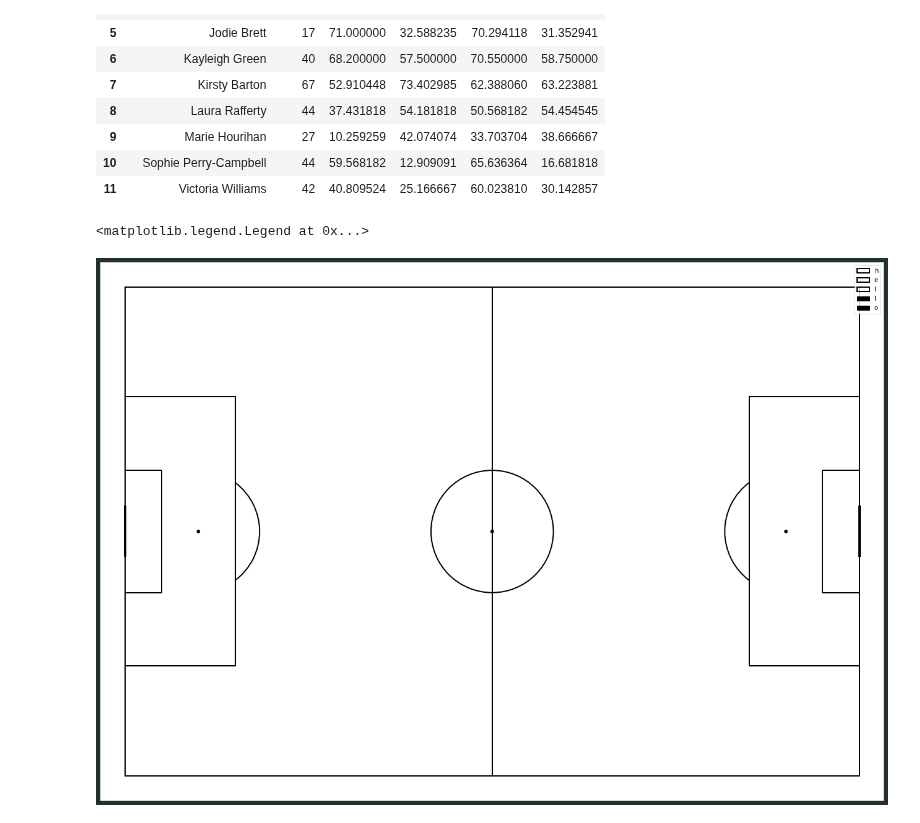
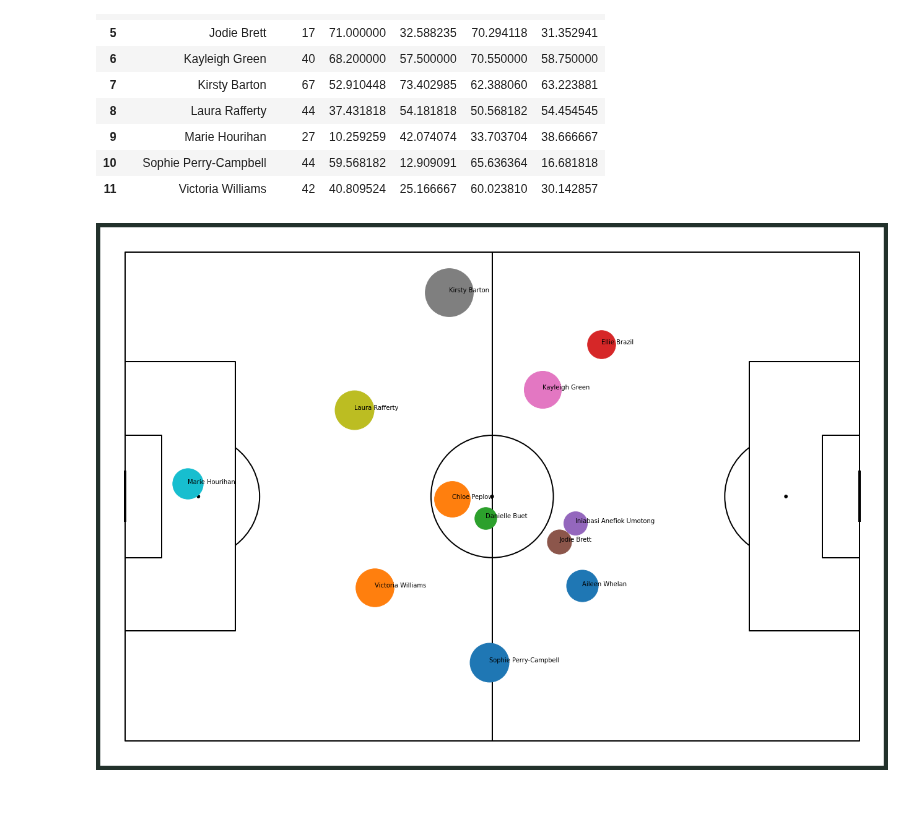
Before and after one commit to chikoungoun/Football, a Jupyter notebook: StatsBomb/Pass Network.ipynb, the cells around one changed output. Cells and saved outputs as stored; diff of their text form; code cells hidden in the pictures.

Commit message:
Plotting the average position and pass count for each player on the field

```diff
--- a/StatsBomb/Pass Network.ipynb
+++ b/StatsBomb/Pass Network.ipynb
@@ -222,17 +222,20 @@ pos_pass
 # %%
 # DRawing the plot
 fig,ax = plt.subplots(figsize=(28,16))
 fig.set_facecolor('#22312b')
 ax.patch.set_facecolor('#22312b')
 
 #Drawing the pitch over the plot
 pitch = Pitch(pitch_color='white',line_color='black',stripe=False)
 pitch.draw(ax=ax)
 
 #Invert Y axis
 plt.gca().invert_yaxis()
 
-plt.legend('hello')
+
+for i, row in pos_pass.iterrows():
+
+    plt.scatter(row['X start'],row['Y start'],s=row['Count']*90,)
+    plt.annotate(row['Player'],(row['X start'],row['Y start']))
 # %% [output]
-<matplotlib.legend.Legend at 0x...>
-[figure, old version]
+[figure, new version]
```
